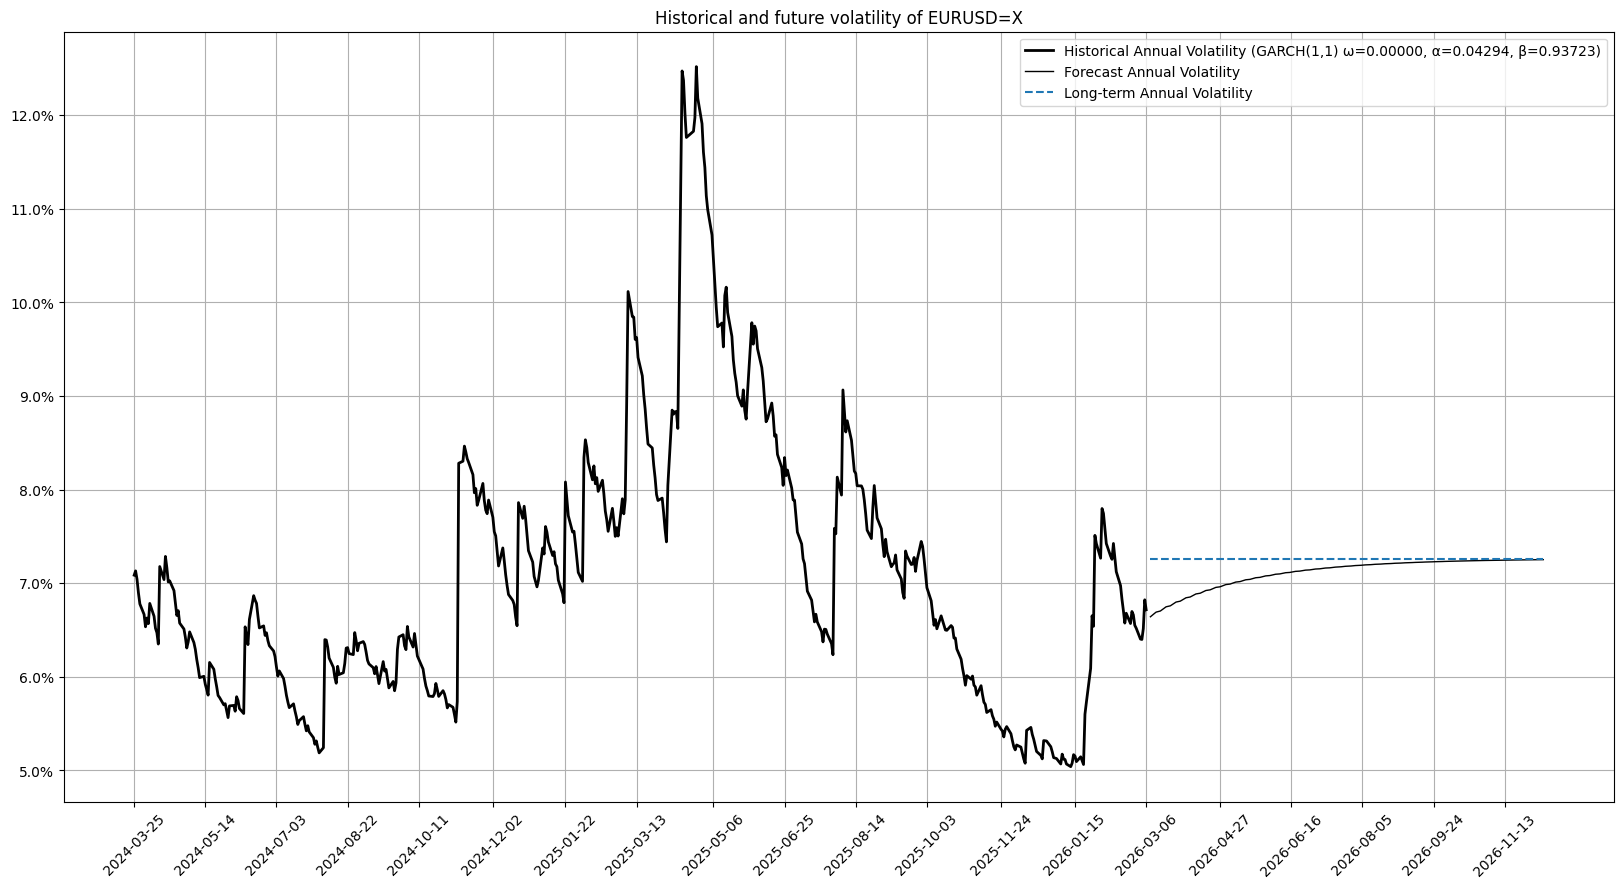
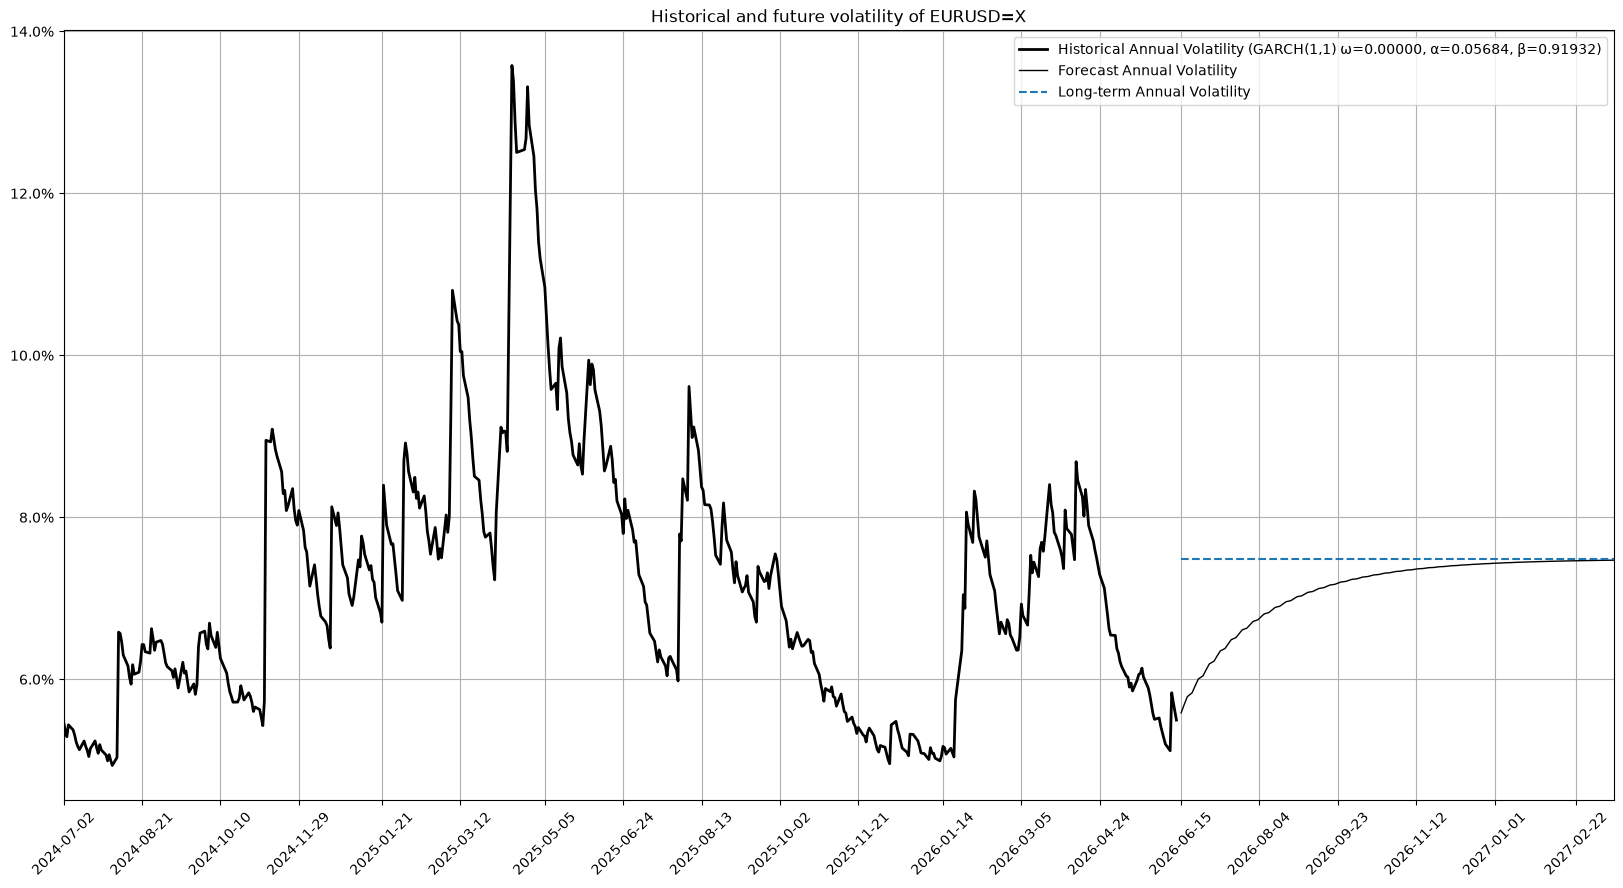
Unified diff of the notebook cell whose output changed from the first chart to the second:
--- before
+++ after
@@ -19,4 +19,5 @@
 ax.title.set_text('Historical and future volatility of ' + TICKER)
 ax.grid(True)
+ax.margins(x=0)
 x_axis = x.append(future_volatilities.index)
 ax.set_xticks(x_axis[::36])

Commit: switched from pandas_datareader to pyfredapi for working with FRED data